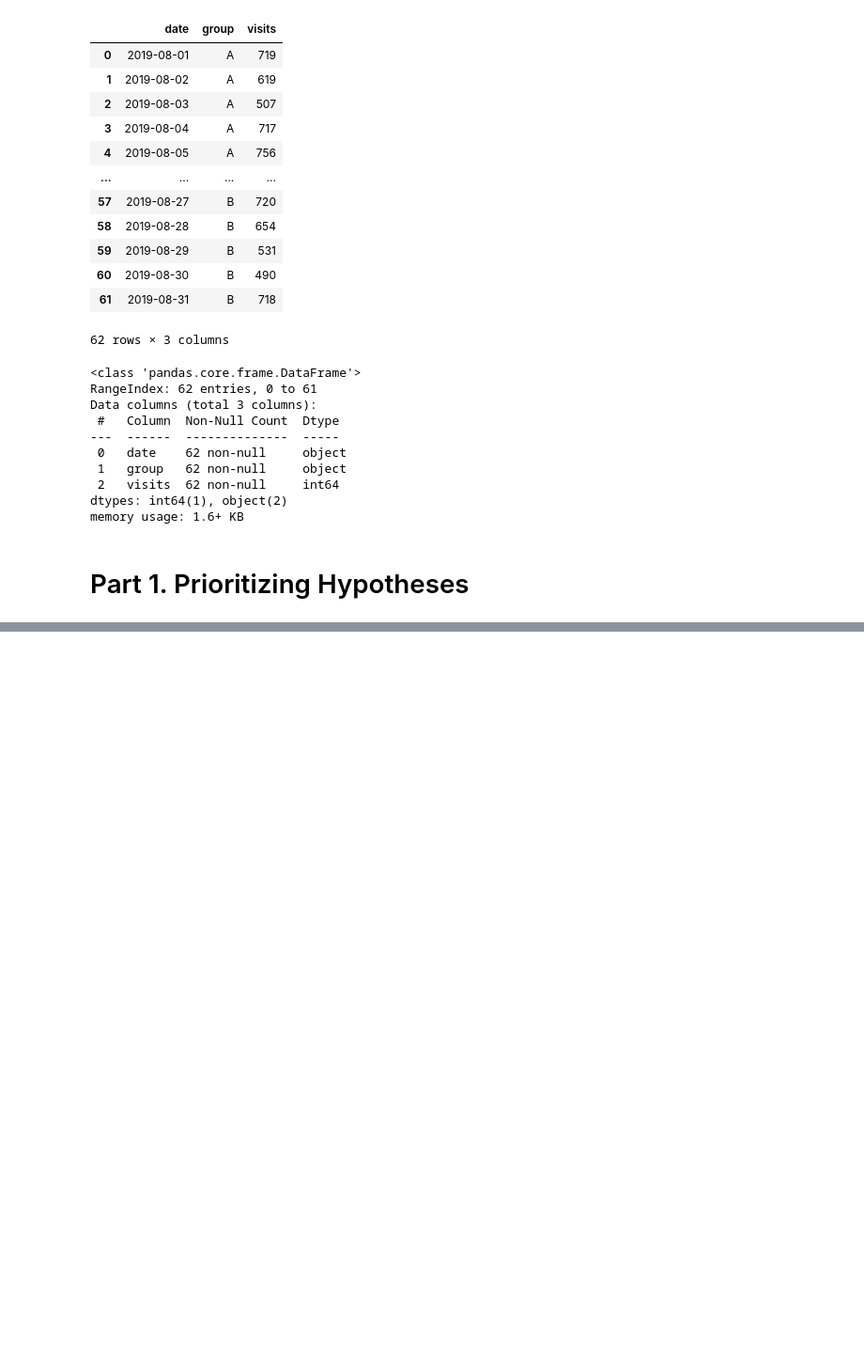
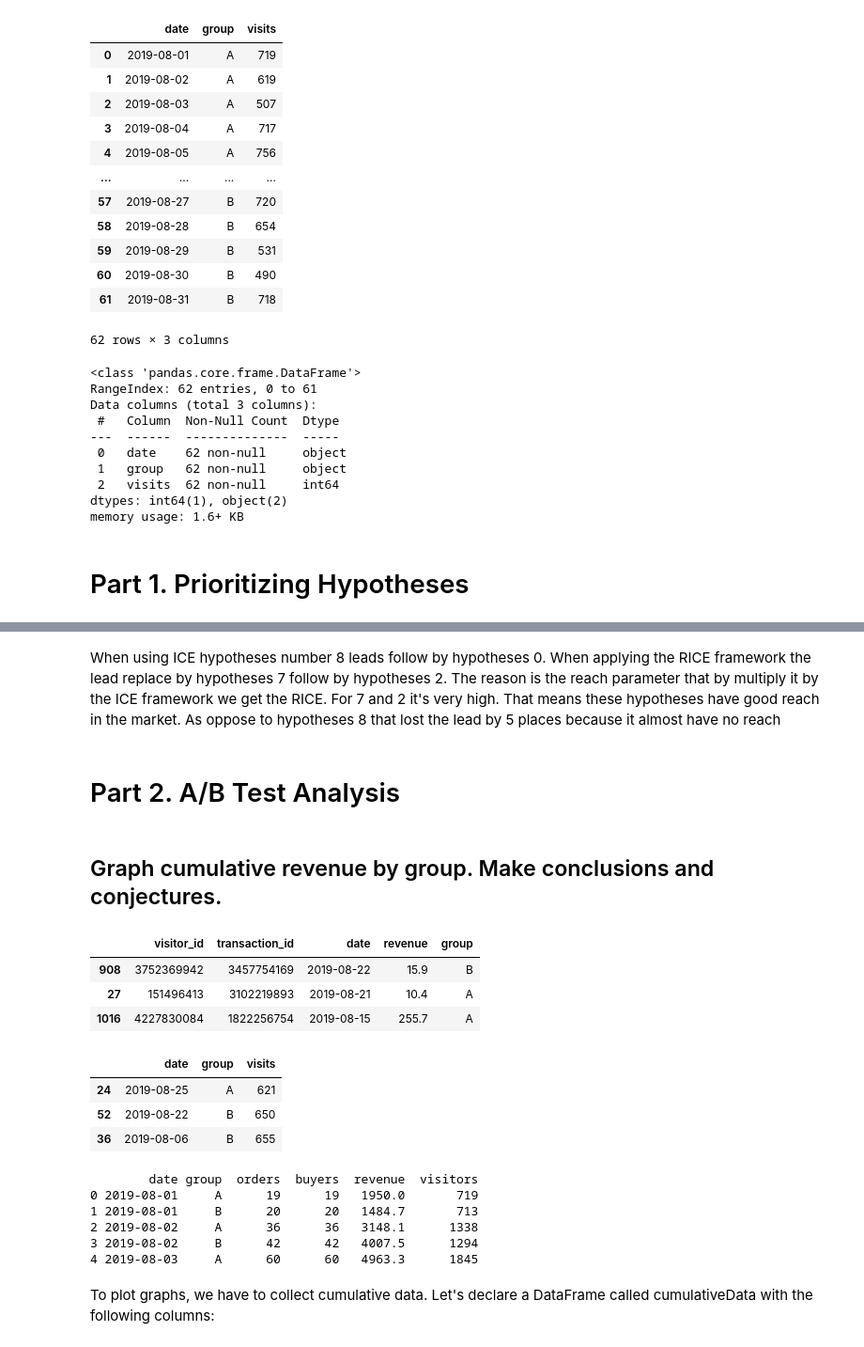
Before and after one commit to nirgalili/making_business_decisions_based_on_data_project, a Jupyter notebook: nir_galili_project_v.1.ipynb, the cells around one changed output, grey strips where cells are left out. Shown: that part at 94% size. Drawn from its saved outputs; the diff is of its cells as text; code cells hidden in the pictures; blank space fills up the shorter version.

```diff
--- a/nir_galili_project_v.1.ipynb
+++ b/nir_galili_project_v.1.ipynb
@@ -273,0 +306,44 @@ visits['date'] = visits['date'].map(lambda x: dt.datetime.strptime(x, '%Y-%m-%d'
+# %% [markdown]
+When using ICE hypotheses number 8 leads follow by hypotheses 0. When applying the RICE framework the lead replace by hypotheses 7 follow by hypotheses 2. The reason is the reach parameter that by multiply it by the ICE framework we get the RICE. For 7 and 2 it's very high. That means these hypotheses have good reach in the market. As oppose to hypotheses 8 that lost the lead by 5 places because it almost have no reach
+# %% [markdown]
+# Part 2. A/B Test Analysis
+# %% [markdown]
+## Graph cumulative revenue by group. Make conclusions and conjectures.
+# %%
+orders.sample(3)
+# %% [output]
+|  | visitor_id | transaction_id | date | revenue | group |
+| 908 | 3752369942 | 3457754169 | 2019-08-22 | 15.9 | B |
+| 27 | 151496413 | 3102219893 | 2019-08-21 | 10.4 | A |
+| 1016 | 4227830084 | 1822256754 | 2019-08-15 | 255.7 | A |
+# %%
+visits.sample(3)
+# %% [output]
+|  | date | group | visits |
+| 24 | 2019-08-25 | A | 621 |
+| 52 | 2019-08-22 | B | 650 |
+| 36 | 2019-08-06 | B | 655 |
+# %%
+# building an array with unique paired date-group values
+datesGroups = orders[['date','group']].drop_duplicates()
+
+# getting aggregated cumulative daily data on orders
+ordersAggregated = datesGroups.apply(lambda x: orders[np.logical_and(orders['date'] <= x['date'], orders['group'] == x['group'])].agg({'date' : 'max', 'group' : 'max', 'transaction_id' : pd.Series.nunique, 'visitor_id' : pd.Series.nunique, 'revenue' : 'sum'}), axis=1).sort_values(by=['date','group'])
+
+# getting aggregated cumulative daily data on visitors
+visitorsAggregated = datesGroups.apply(lambda x: visits[np.logical_and(visits['date'] <= x['date'], visits['group'] == x['group'])].agg({'date' : 'max', 'group' : 'max', 'visits' : 'sum'}), axis=1).sort_values(by=['date','group'])
+
+# merging the two tables into one and giving its columns descriptive names
+cumulativeData = ordersAggregated.merge(visitorsAggregated, left_on=['date', 'group'], right_on=['date', 'group'])
+cumulativeData.columns = ['date', 'group', 'orders', 'buyers', 'revenue', 'visitors']
+
+print(cumulativeData.head(5))
+# %% [output]
+        date group  orders  buyers  revenue  visitors
+0 2019-08-01     A      19      19   1950.0       719
+1 2019-08-01     B      20      20   1484.7       713
+2 2019-08-02     A      36      36   3148.1      1338
+3 2019-08-02     B      42      42   4007.5      1294
+4 2019-08-03     A      60      60   4963.3      1845
+# %% [markdown]
+To plot graphs, we have to collect cumulative data. Let's declare a DataFrame called cumulativeData with the following columns:
```
Also changed, not shown: parts of 43 cells of this notebook.
